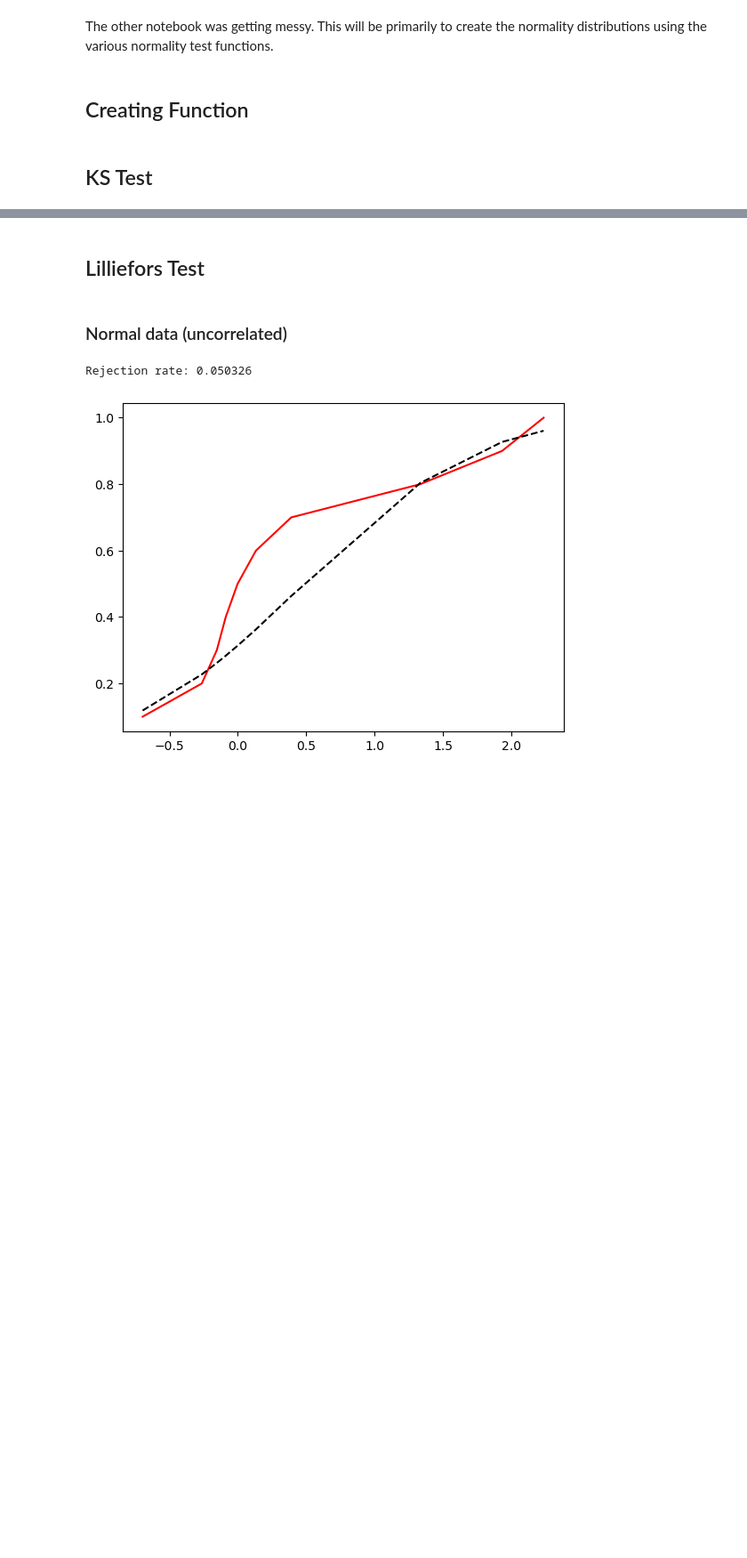
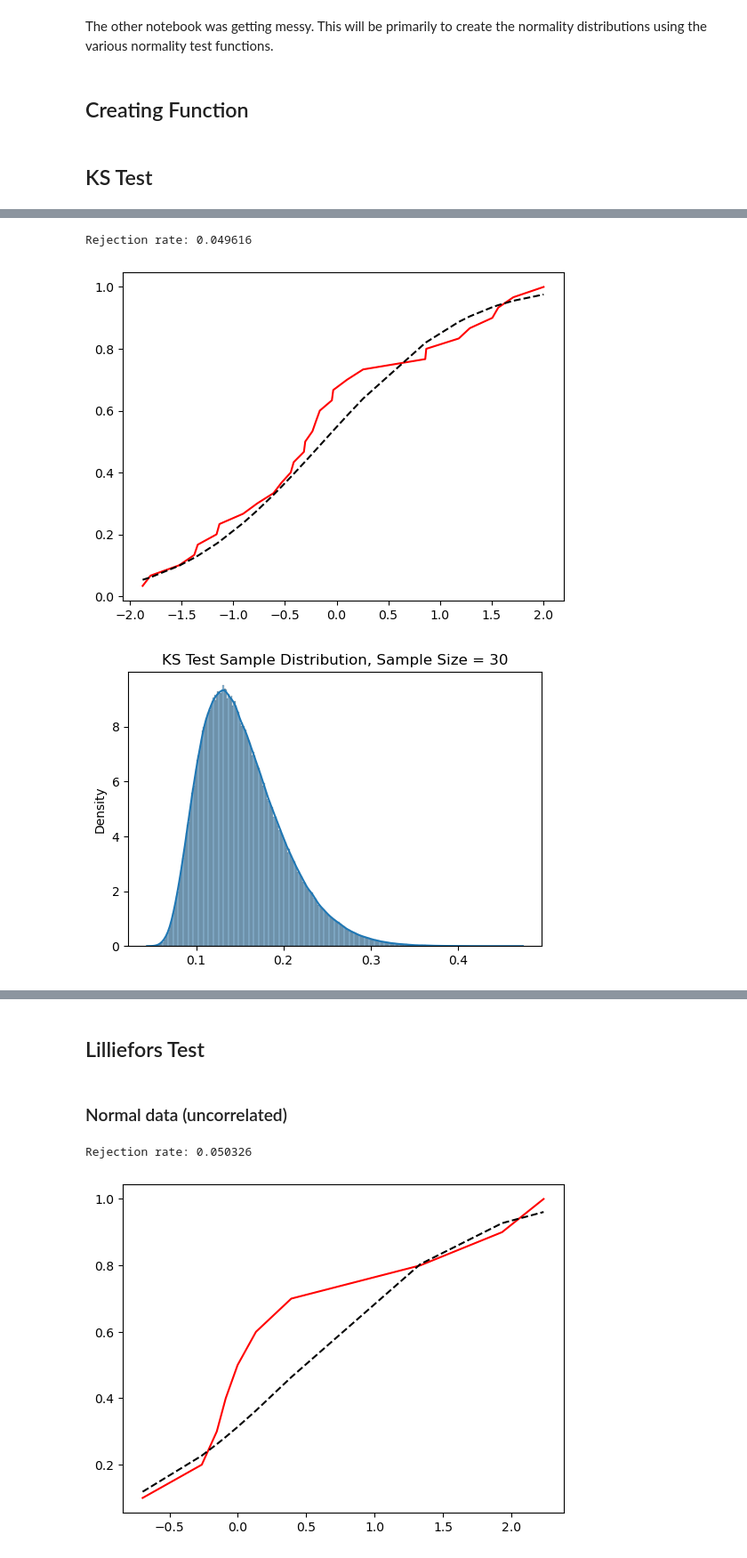
Before and after one commit to jinnayoon/ks_testing, a Jupyter notebook: normality_tests_v2.ipynb, the cells around one changed output, grey strips where cells are left out. Shown at 89% size. Saved outputs shown, nothing was run; the diff lists cells and outputs as text; code cells hidden in the pictures; blank space fills up the shorter version.

```diff
--- a/normality_tests_v2.ipynb
+++ b/normality_tests_v2.ipynb
@@ -138,0 +208,32 @@ print(f'Rejection rate: {rejection_rate}');
+# %%
+#see cdf and pdf for phi = 0
+#use standard normal parameters
+#sample size of 30
+rng = np.random.default_rng() #default is mu = 0, std = 1
+n_trials = 1000000
+sample_size = 30
+stats_values_ks_30 = []
+
+rejections = []
+for i in range(n_trials):
+    data = np.sort(rng.normal(size=sample_size));
+    result = stats.kstest(data, stats.norm.cdf);
+    pvalue = result[1] #get p-value only of tuple
+    stats_values_ks_30.append(result[0])
+    rejections.append(pvalue);
+
+    emp_cdf = np.arange(1, sample_size + 1) / sample_size
+    mu_hat = np.mean(data)
+    sigma_hat = np.std(data, ddof=1)
+    null_cdf = stats.norm.cdf(data, loc=mu_hat, scale=sigma_hat)
+plt.plot(data, emp_cdf, 'r-', label='Empirical CDF');
+plt.plot(data, null_cdf, 'k--', label='Fitted Normal CDF') ;
+plt.figure(figsize=(6, 4))
+sns.histplot(stats_values_ks_30, kde=True, stat='density', label='Sample PDF');
+plt.title(f'KS Test Sample Distribution, Sample Size = {sample_size}');
+rejection_rate = np.mean(np.array(rejections) < 0.05);
+print(f'Rejection rate: {rejection_rate}');
+# %% [output]
+Rejection rate: 0.049616
+[figure, added]
+[figure, added]
```
Also changed, not shown: parts of 63 cells of this notebook, 9 other files.
